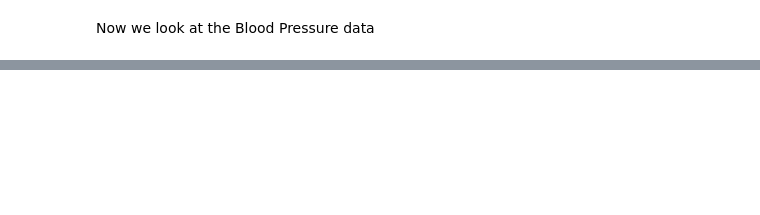
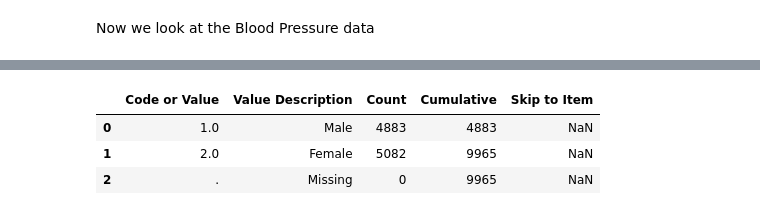
Before and after one commit to kkrusere/NHANES-Data-Visualization-Dashboard-on-Health-Disparities-and-Inequities, a Jupyter notebook: NHANES_data_collection_and_EDA.ipynb, the cells around one changed output, grey strips where cells are left out. Drawn from its saved outputs; the diff is of its cells as text; code cells hidden in the pictures; blank space fills up the shorter version.

```diff
--- a/NHANES_data_collection_and_EDA.ipynb
+++ b/NHANES_data_collection_and_EDA.ipynb
@@ -577 +908,9 @@ def value_mapper(x):
+# %%
+df = variable_documentation_dict['Demography'][3]["RIAGENDR"]
+df
+# %% [output]
+|  | Code or Value | Value Description | Count | Cumulative | Skip to Item |
+| 0 | 1.0 | Male | 4883 | 4883 | NaN |
+| 1 | 2.0 | Female | 5082 | 9965 | NaN |
+| 2 | . | Missing | 0 | 9965 | NaN |
 # %%
```
Also changed, not shown: parts of 65 cells of this notebook.
